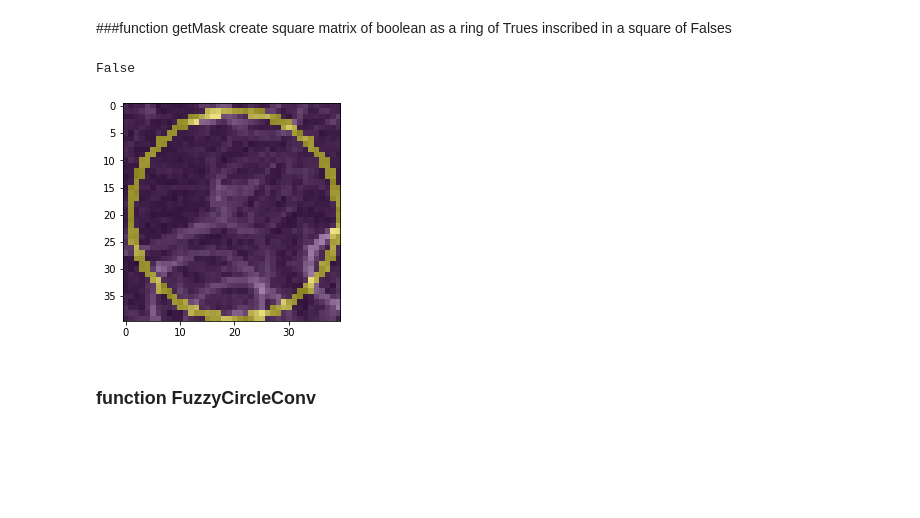
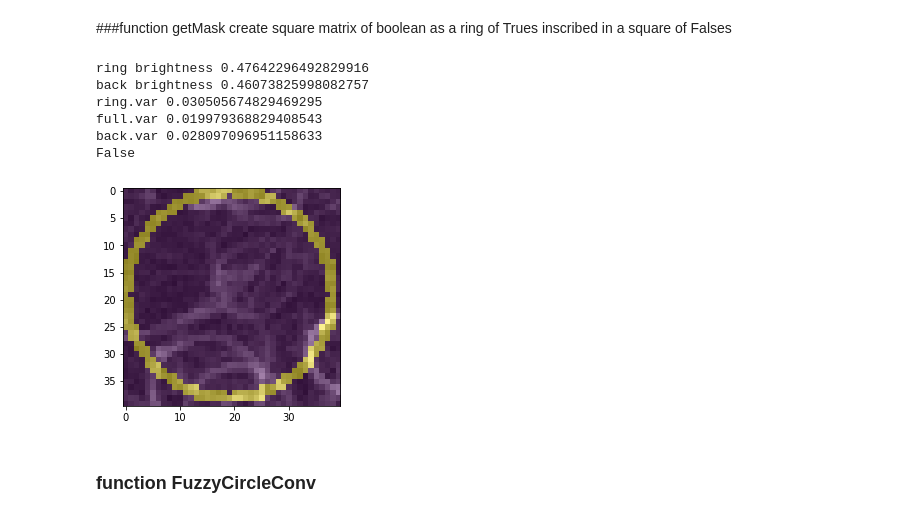
Before and after one commit to andrew-veriga/MathForML, a Jupyter notebook: ConvolutionalCoffieCircles.ipynb, the cells around one changed output. Drawn from its saved outputs; the diff is of its cells as text; code cells hidden in the pictures; blank space fills up the shorter version.

```diff
--- a/ConvolutionalCoffieCircles.ipynb
+++ b/ConvolutionalCoffieCircles.ipynb
@@ -57,7 +54,7 @@ firstY=1
 ImageSize = (48,90) #Image.shape
 MaxSize = 40
 MinSize = 10
-Contrast = .18
+Contrast = 2.
 Variance = 0.03
 Thick = .8
 FoundCircles = np.array([0,3])
@@ -74,48 +71,59 @@ If pixels of SelectedRing have avg brightness more then avg brightness over all
 # %%
 #from scipy.special import softmax
 
-def isCircleFound(_box, _mask):
+def isCircleFound(_box, _mask, _backmask):
+  background = np.logical_xor(_backmask, _mask)
+  brightness = (lambda arr: np.percentile(arr-np.min(_box),90))#/(np.max(arr)-np.min(box))))
+  if _DEBUG_:
 
-  brightness = (lambda arr: np.average(arr-np.min(_box)))#/(np.max(arr)-np.min(box))))
-  if _DEBUG_:
     print ('ring brightness', brightness(_box[_mask]))
-    print ('back brightness', brightness(_box[~_mask]))
-    print('ring variance', np.var(_box[_mask]))
-  return ((brightness(_box[_mask]) - brightness(_box[~_mask])) > Contrast and np.var(_box[_mask]) < Variance)
+    print ('back brightness', brightness(_box[background]))
+    print('ring.var', np.var(_box[_mask]))
+    print('full.var', np.var(_box))
+    print('back.var', np.var(_box[background]))
+  return ((brightness(_box[_mask]) / brightness(_box[background])) > Contrast) #and np.var(_box[_mask])/np.var(_box[~_mask]) < 1)
 # %% [markdown]
 ###function getMask
 create square matrix of boolean as a ring of Trues inscribed in a square of Falses
 # %%
 import itertools
 
 def getMask( size, thick = 1 ):
-    radius = size //2 - 1
-    center = np.array([size/2,size/2])
+    radius = size /2 - 1
+    center = np.array([size/2-1,size/2-1])
     vectors = [[(i,j) for j in range(size)] for i in range(size)]
     l = itertools.chain.from_iterable(zip(*vectors))
 
     # list of pairs (x,y) belong of ring
     selectedVecs = np.array(list(filter(lambda v: np.abs(np.linalg.norm(v - center) - radius) < thick,l)))
-
+    # print(selectedVecs)
     #ring mask
     ring = np.array(np.zeros((size,size),dtype=np.bool))
+
     for (i,j) in (selectedVecs):
       ring[i,j]=True
 
     return ring
 
-Mask = getMask( MaxSize, .8 )
 square = Image[firstY:firstY+MaxSize, firstX:firstX+MaxSize]
-
+Mask=getMask(MaxSize,1)
+backMask=getMask(MaxSize,2)
 #ring visualisation
 fig, ax = plt.subplots()
 ax.imshow(square, cmap=plt.get_cmap('gray'), vmin=0, vmax=1)
-ax.imshow(getMask( MaxSize, .8 ),alpha=.5)
+ax.imshow(Mask,alpha=.5)
 fig.show()
-print (isCircleFound(square, Mask))
+_DEBUG_=True
+print (isCircleFound(square, Mask, backMask))
+_DEBUG_=False
 # %% [output]
+ring brightness 0.47642296492829916
+back brightness 0.46073825998082757
+ring.var 0.030505674829469295
+full.var 0.019979368829408543
+back.var 0.028097096951158633
 False
-[figure, old version]
+[figure, new version]
 # %% [markdown]
 ### function FuzzyCircleConv
 # %%
```
Also changed, not shown: parts of 12 cells of this notebook.
